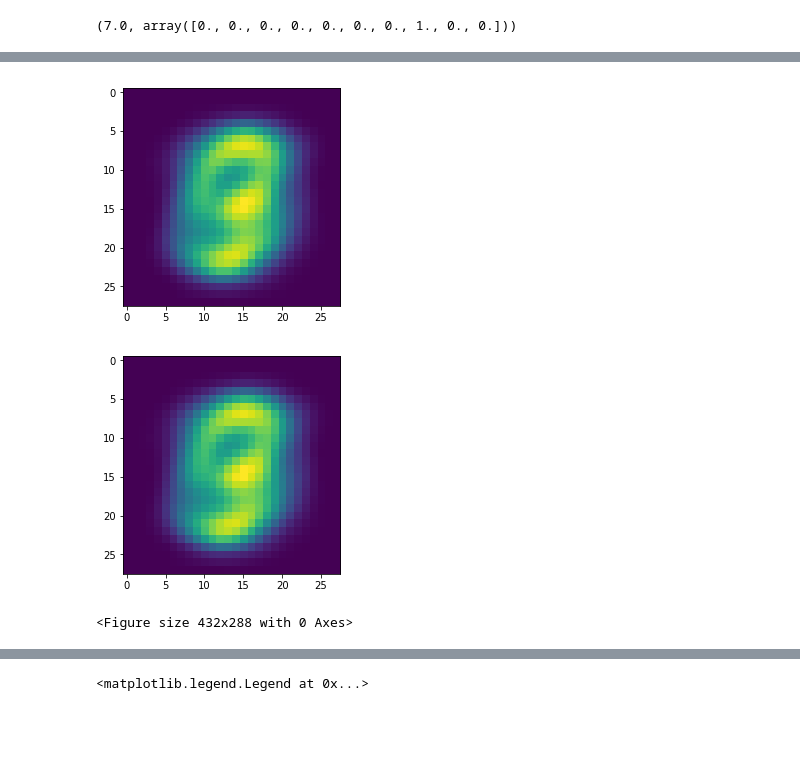
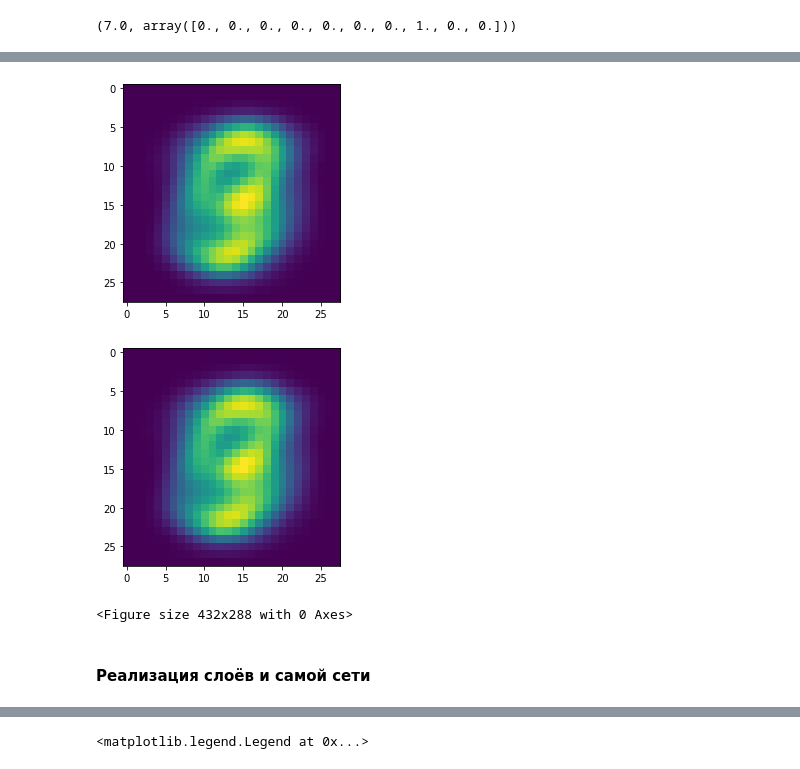
Before and after one commit to cassowary-bird/for_study, a Jupyter notebook: classification_of_several_digits.ipynb, the cells around one changed output, grey strips where cells are left out. Saved outputs shown, nothing was run; the diff lists cells and outputs as text; code cells hidden in the pictures; blank space fills up the shorter version.

```diff
--- a/classification_of_several_digits.ipynb
+++ b/classification_of_several_digits.ipynb
@@ -116,12 +119,22 @@ def data_preparation(X):
+# %%
+def divide_data(X, y):
+    # разбиение на тестовую и обучающую выборку со стратификацией
+
+    X_train, X_test, y_train, y_test = train_test_split(X, y, test_size=0.33, random_state=42)
+    return X_train, y_train, X_test, y_test
 # %%
 # Здесь пока неразбитые тестовая и обучающая выборка для нас
-X_train = data_preparation(X_train)
-X_test = data_preparation(X_test) # ошибка: нормировака теста на его же статистике
+X_train = data_preparation(train_data['data'])
+X_test = data_preparation(test_data['data'])
+
+# Разбиение
 X_tr, y_tr, X_ts, y_ts = divide_data(X_train, Y_train_oh)
 # %% [output]
-[figure, old version]
+[figure, new version]
-[figure, old version]
+[figure, new version]
 <Figure size 432x288 with 0 Axes>
+# %% [markdown]
+#### Реализация слоёв и самой сети
 # %%
 class CrossEntropy:
 
```
Also changed, not shown: parts of 23 cells of this notebook, 1 other file.
